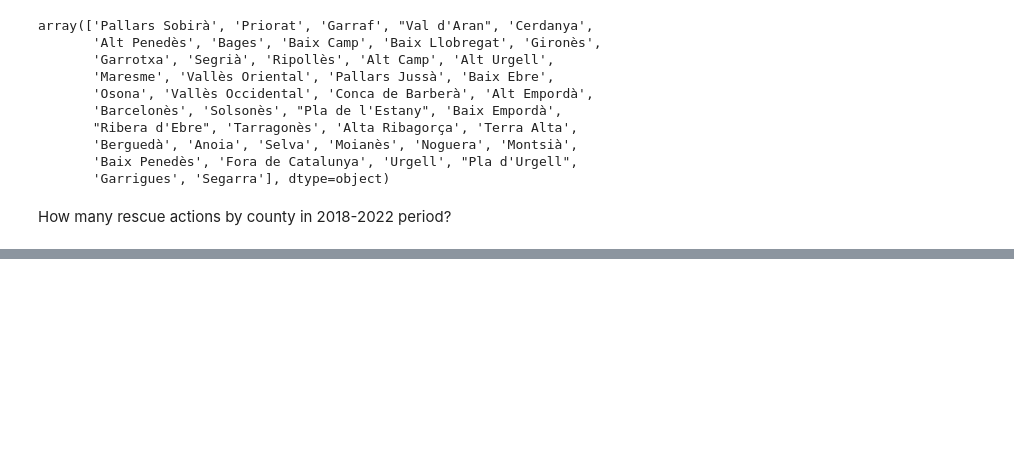
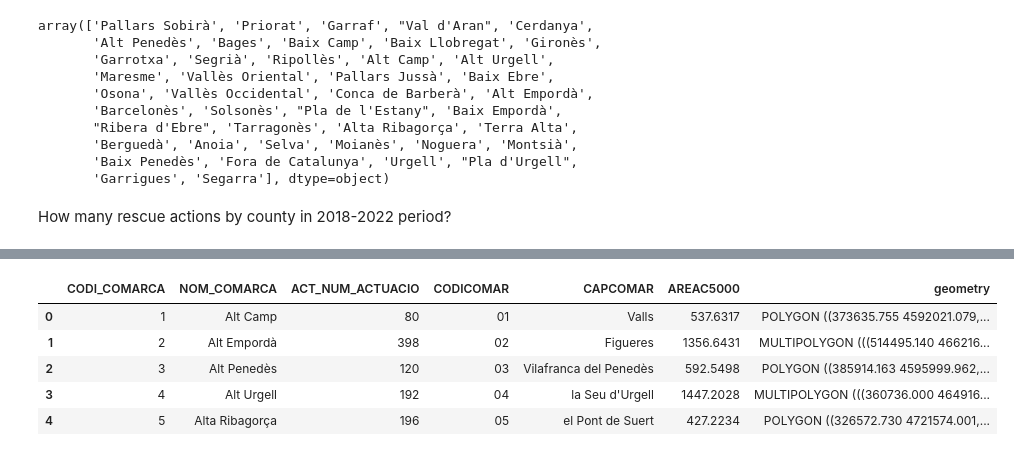
Before and after one commit to belenmvinhas/AVDM_ioib, a Jupyter notebook: ot/civil_protection_plans.ipynb, the cells around one changed output, grey strips where cells are left out. Saved outputs shown, nothing was run; the diff lists cells and outputs as text; code cells hidden in the pictures; blank space fills up the shorter version.

```diff
--- a/ot/civil_protection_plans.ipynb
+++ b/ot/civil_protection_plans.ipynb
@@ -153,0 +128,12 @@ cat
+# %%
+merged_rescue_tot = rescue_tot_comarca.merge(cat, how='left', on='NOM_COMARCA')
+# merged_rescue_tot_gpd = gpd.GeoDataFrame(merged_rescue_tot, geometry="geometry", crs="EPSG:4326")
+merged_rescue_tot_gpd = gpd.GeoDataFrame(merged_rescue_tot, geometry="geometry")
+merged_rescue_tot.head()
+# %% [output]
+|  | CODI_COMARCA | NOM_COMARCA | ACT_NUM_ACTUACIO | CODICOMAR | CAPCOMAR | AREAC5000 | geometry |
+| 0 | 1 | Alt Camp | 80 | 01 | Valls | 537.6317 | POLYGON ((373635.755 4592021.079,... |
+| 1 | 2 | Alt Empordà | 398 | 02 | Figueres | 1356.6431 | MULTIPOLYGON (((514495.140 466216... |
+| 2 | 3 | Alt Penedès | 120 | 03 | Vilafranca del Penedès | 592.5498 | POLYGON ((385914.163 4595999.962,... |
+| 3 | 4 | Alt Urgell | 192 | 04 | la Seu d'Urgell | 1447.2028 | MULTIPOLYGON (((360736.000 464916... |
+| 4 | 5 | Alta Ribagorça | 196 | 05 | el Pont de Suert | 427.2234 | POLYGON ((326572.730 4721574.001,... |
```
Also changed, not shown: parts of 8 cells of this notebook, 1 other file.
